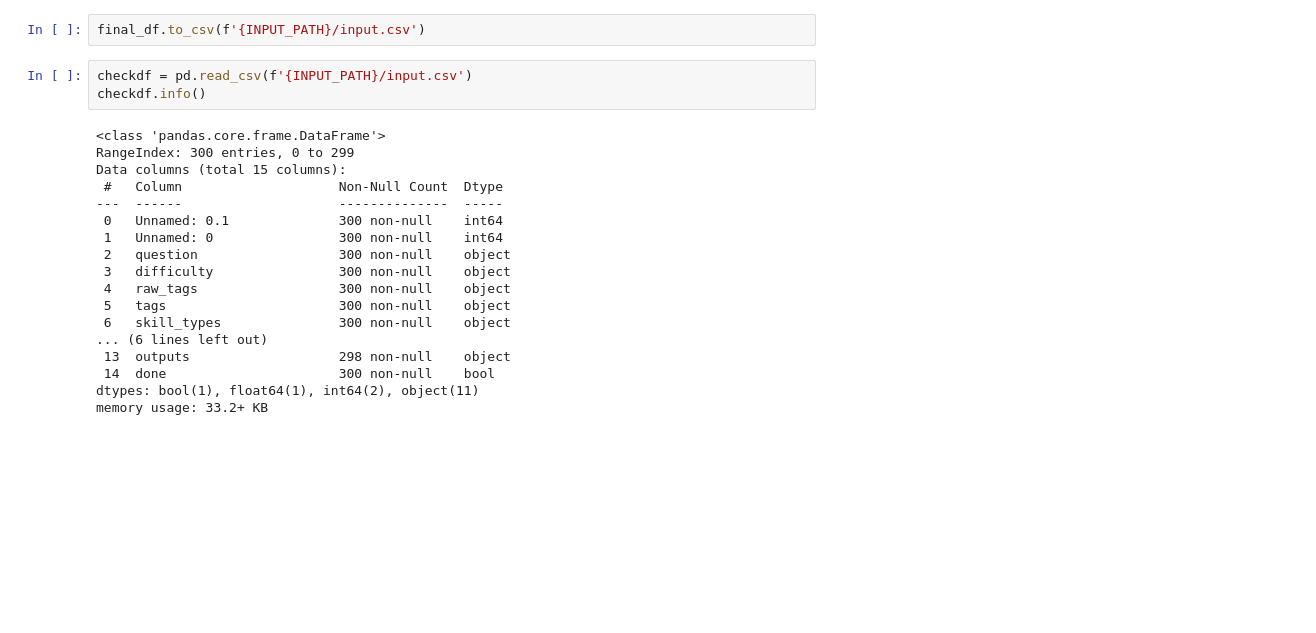
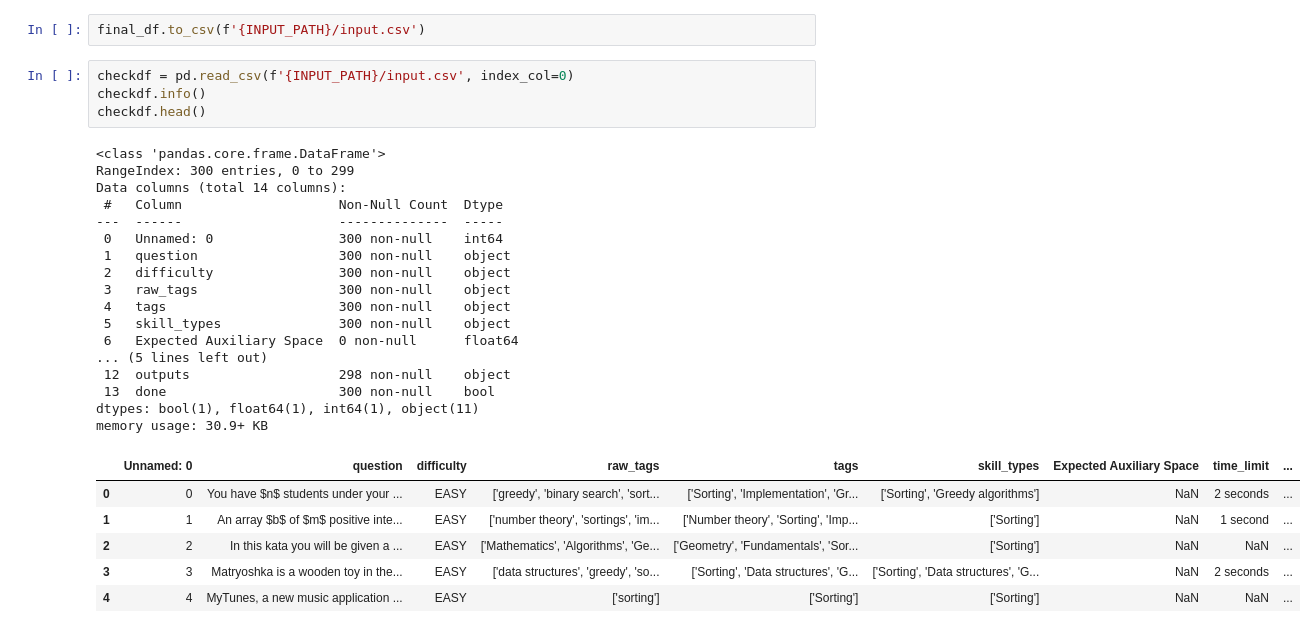
Before and after one commit to StanleyJo-37/competitive-programming-chatbots-comprasion, a Jupyter notebook: preprocessing.ipynb, the cells around one changed output. Saved outputs shown, nothing was run; the diff lists cells and outputs as text; blank space fills up the shorter version.

```diff
--- a/preprocessing.ipynb
+++ b/preprocessing.ipynb
@@ -1000,24 +1000,31 @@ final_df["prompts"].duplicated().sum()
 np.int64(0)
 # %%
 final_df.to_csv(f'{INPUT_PATH}/input.csv')
-# %%
-checkdf = pd.read_csv(f'{INPUT_PATH}/input.csv')
-checkdf.info()
-# %% [output]
-<class 'pandas.core.frame.DataFrame'>
-RangeIndex: 300 entries, 0 to 299
-Data columns (total 15 columns):
- #   Column                    Non-Null Count  Dtype
----  ------                    --------------  -----
- 0   Unnamed: 0.1              300 non-null    int64
- 1   Unnamed: 0                300 non-null    int64
- 2   question                  300 non-null    object
- 3   difficulty                300 non-null    object
- 4   raw_tags                  300 non-null    object
- 5   tags                      300 non-null    object
- 6   skill_types               300 non-null    object
-... (6 lines left out)
- 13  outputs                   298 non-null    object
- 14  done                      300 non-null    bool
-dtypes: bool(1), float64(1), int64(2), object(11)
-memory usage: 33.2+ KB
+# %%
+checkdf = pd.read_csv(f'{INPUT_PATH}/input.csv', index_col=0)
+checkdf.info()
+checkdf.head()
+# %% [output]
+<class 'pandas.core.frame.DataFrame'>
+RangeIndex: 300 entries, 0 to 299
+Data columns (total 14 columns):
+ #   Column                    Non-Null Count  Dtype
+---  ------                    --------------  -----
+ 0   Unnamed: 0                300 non-null    int64
+ 1   question                  300 non-null    object
+ 2   difficulty                300 non-null    object
+ 3   raw_tags                  300 non-null    object
+ 4   tags                      300 non-null    object
+ 5   skill_types               300 non-null    object
+ 6   Expected Auxiliary Space  0 non-null      float64
+... (5 lines left out)
+ 12  outputs                   298 non-null    object
+ 13  done                      300 non-null    bool
+dtypes: bool(1), float64(1), int64(1), object(11)
+memory usage: 30.9+ KB
+|  | Unnamed: 0 | question | difficulty | raw_tags | tags | skill_types | Expected Auxiliary Space | time_limit | ... |
+| 0 | 0 | You have $n$ students under your ... | EASY | ['greedy', 'binary search', 'sort... | ['Sorting', 'Implementation', 'Gr... | ['Sorting', 'Greedy algorithms'] | NaN | 2 seconds | ... |
+| 1 | 1 | An array $b$ of $m$ positive inte... | EASY | ['number theory', 'sortings', 'im... | ['Number theory', 'Sorting', 'Imp... | ['Sorting'] | NaN | 1 second | ... |
+| 2 | 2 | In this kata you will be given a ... | EASY | ['Mathematics', 'Algorithms', 'Ge... | ['Geometry', 'Fundamentals', 'Sor... | ['Sorting'] | NaN | NaN | ... |
+| 3 | 3 | Matryoshka is a wooden toy in the... | EASY | ['data structures', 'greedy', 'so... | ['Sorting', 'Data structures', 'G... | ['Sorting', 'Data structures', 'G... | NaN | 2 seconds | ... |
+| 4 | 4 | MyTunes, a new music application ... | EASY | ['sorting'] | ['Sorting'] | ['Sorting'] | NaN | NaN | ... |
```
Also changed, not shown: 3 other files.
